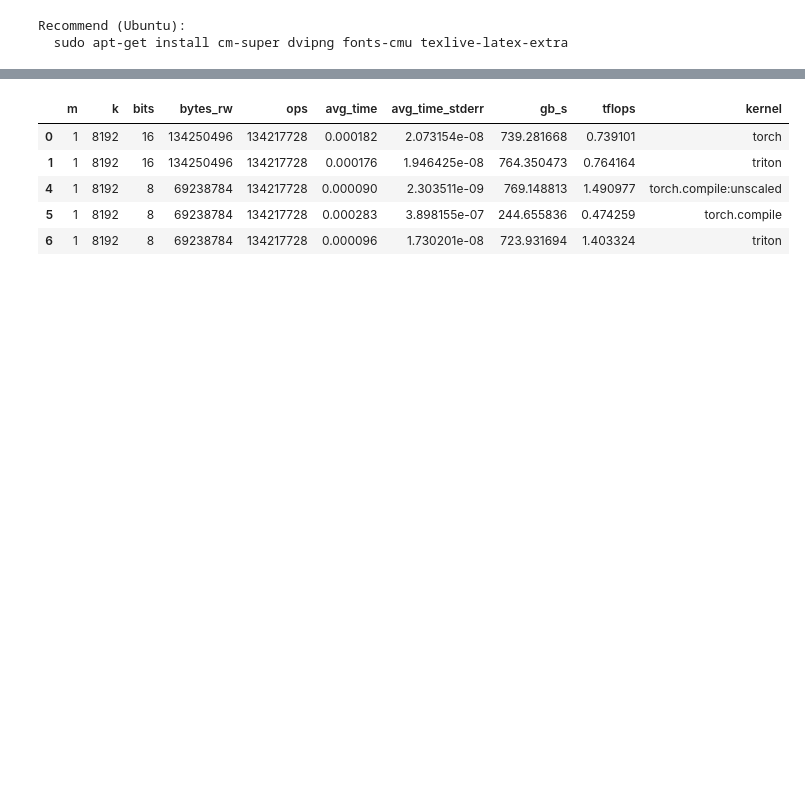
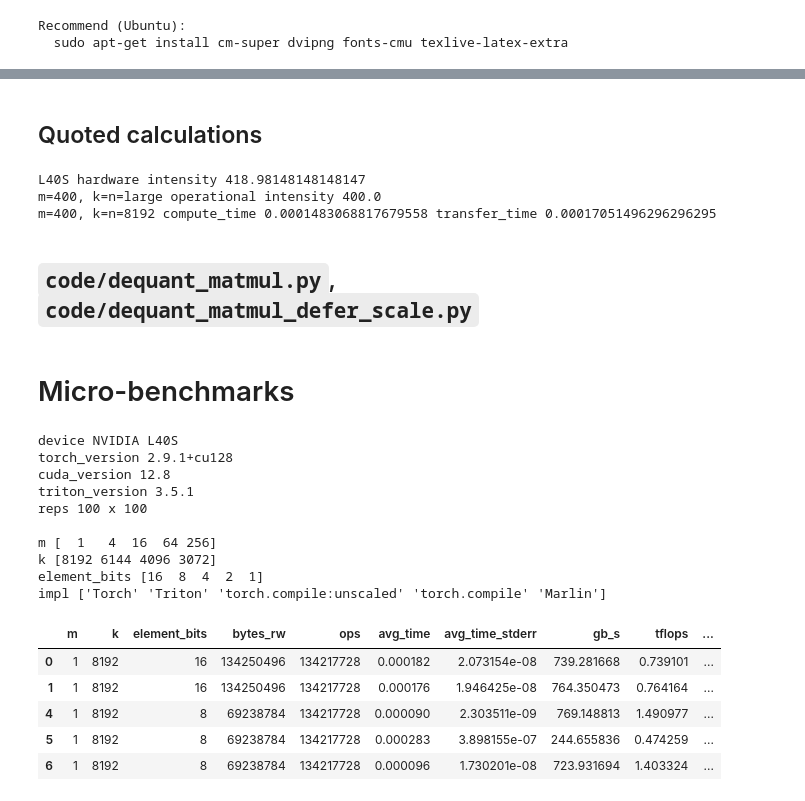
Before and after one commit to graphcore-research/fused-dequantisation-kernels, a Jupyter notebook: notebooks/2025-01-paper.ipynb, the cells around one changed output, grey strips where cells are left out. Cells and saved outputs as stored; diff of their text form; code cells hidden in the pictures; blank space fills up the shorter version.

Commit message:
Update benchmarks and add draft paper figures

```diff
--- a/notebooks/2025-01-paper.ipynb
+++ b/notebooks/2025-01-paper.ipynb
@@ -32,0 +23,14 @@ display(df)
+# %% [markdown]
+## Quoted calculations
+# %%
+l40s_bw = 864e9
+l40s_bf16_flops = 362e12
+print("L40S hardware intensity", l40s_bf16_flops/ l40s_bw)
+print("m=400, k=n=large operational intensity", 1/(1/400) * (2/2))
+print("m=400, k=n=8192 compute_time", 2*400*8192*8192/l40s_bf16_flops, "transfer_time", (400*8192 + 8192*8192 + 400*8192)*2/l40s_bw)
+# %% [output]
+L40S hardware intensity 418.98148148148147
+m=400, k=n=large operational intensity 400.0
+m=400, k=n=8192 compute_time 0.0001483068817679558 transfer_time 0.00017051496296296295
+# %% [markdown]
+## `code/dequant_matmul.py`, `code/dequant_matmul_defer_scale.py`
@@ -33,29 +78,60 @@ display(df)
+# %% [markdown]
+# Micro-benchmarks
 # %%
-df = pd.read_json("../out/l40s-py-2026-01-17T22-56-28.jsonl", lines=True).drop(columns=[
+df = pd.read_json("../out/l40s-py-2026-01-17T22-56-28.jsonl", lines=True)
+
+print("device", *df.device.unique())
+print("torch_version", *df.torch_version.unique())
+print("cuda_version", *df.cuda_version.unique())
+print("triton_version", *df.triton_version.unique())
+print("reps", *df.outer_reps.unique(), "x", *df.inner_reps.unique())
+print()
+
+df = df.drop(columns=[
     "n", "g", "copies", "inner_reps", "outer_reps",
     "id", "device", "cuda_version", "torch_version", "triton_version", "commit",
 ])
+df = df.rename(columns=dict(bits="element_bits"))
+
 df["gb_s"] = df["bytes_rw"] / df["avg_time"] / 1e9
 df["tflops"] = df["ops"] / df["avg_time"] / 1e12
+df["tflops_stderr"] = df["ops"] * df["avg_time_stderr"] / df["avg_time"]**2 / 1e12
 
 # Remove "mm" tests where "mv" was also run, for batch size 1
 df = df[~((df.m == 1) & df.test.isin(["mm", "mm_ref", "mm_lut8_ref_unscaled", "mm_lut8_ref", "mm_lut8"]))]
-df["kernel"] = df.test.apply(dict(
-    mm="triton", mv="triton",
-    mm_ref="torch", mv_ref="torch",
-    mm_lut8_ref_unscaled="torch.compile:unscaled", mv_lut8_ref_unscaled="torch.compile:unscaled",
-    mv_lut8_ref="torch.compile", mm_lut8_ref="torch.compile",
-    mv_lut8="triton", mm_lut8="triton",
-    marlin="marlin",
-).__getitem__)
-assert df.groupby(["m", "k", "bits", "kernel"]).avg_time.count().max() == 1, "duplicate entries with same kernel name"
-df = df.drop(columns=["test"])
+
+# Rename test -> impl
+df = df.pipe(
+    lambda d: d.assign(impl=d.test.apply(dict(
+        mm="Triton", mv="Triton",
+        mm_ref="Torch", mv_ref="Torch",
+        mm_lut8_ref_unscaled="torch.compile:unscaled", mv_lut8_ref_unscaled="torch.compile:unscaled",
+        mv_lut8_ref="torch.compile", mm_lut8_ref="torch.compile",
+        mv_lut8="Triton", mm_lut8="Triton",
+        marlin="Marlin",
+    ).__getitem__))
+).drop(columns=["test"])
+assert df.groupby(["m", "k", "element_bits", "impl"]).avg_time.count().max() == 1, "duplicate entries with same impl name"
+
+
+for k in  ["m", "k", "element_bits", "impl"]:
+    print(k, df[k].unique())
 
 df.head()
 # %% [output]
+device NVIDIA L40S
+torch_version 2.9.1+cu128
+cuda_version 12.8
+triton_version 3.5.1
+reps 100 x 100
+
+m [  1   4  16  64 256]
+k [8192 6144 4096 3072]
+element_bits [16  8  4  2  1]
+impl ['Torch' 'Triton' 'torch.compile:unscaled' 'torch.compile' 'Marlin']
-|  | m | k | bits | bytes_rw | ops | avg_time | avg_time_stderr | gb_s | tflops | kernel |
-| 0 | 1 | 8192 | 16 | 134250496 | 134217728 | 0.000182 | 2.073154e-08 | 739.281668 | 0.739101 | torch |
-| 1 | 1 | 8192 | 16 | 134250496 | 134217728 | 0.000176 | 1.946425e-08 | 764.350473 | 0.764164 | triton |
-| 4 | 1 | 8192 | 8 | 69238784 | 134217728 | 0.000090 | 2.303511e-09 | 769.148813 | 1.490977 | torch.compile:unscaled |
-| 5 | 1 | 8192 | 8 | 69238784 | 134217728 | 0.000283 | 3.898155e-07 | 244.655836 | 0.474259 | torch.compile |
-| 6 | 1 | 8192 | 8 | 69238784 | 134217728 | 0.000096 | 1.730201e-08 | 723.931694 | 1.403324 | triton |
+|  | m | k | element_bits | bytes_rw | ops | avg_time | avg_time_stderr | gb_s | tflops | ... |
+| 0 | 1 | 8192 | 16 | 134250496 | 134217728 | 0.000182 | 2.073154e-08 | 739.281668 | 0.739101 | ... |
+| 1 | 1 | 8192 | 16 | 134250496 | 134217728 | 0.000176 | 1.946425e-08 | 764.350473 | 0.764164 | ... |
+| 4 | 1 | 8192 | 8 | 69238784 | 134217728 | 0.000090 | 2.303511e-09 | 769.148813 | 1.490977 | ... |
+| 5 | 1 | 8192 | 8 | 69238784 | 134217728 | 0.000283 | 3.898155e-07 | 244.655836 | 0.474259 | ... |
+| 6 | 1 | 8192 | 8 | 69238784 | 134217728 | 0.000096 | 1.730201e-08 | 723.931694 | 1.403324 | ... |
```
Also changed, not shown: parts of 14 cells of this notebook, 7 other files.
